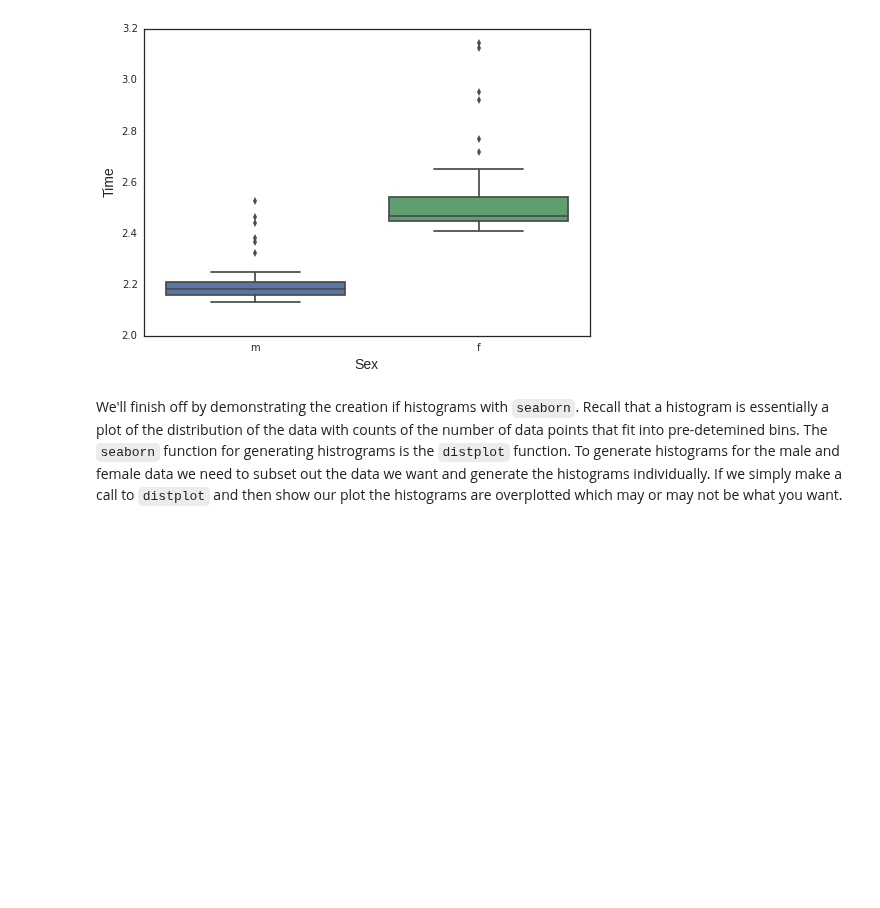
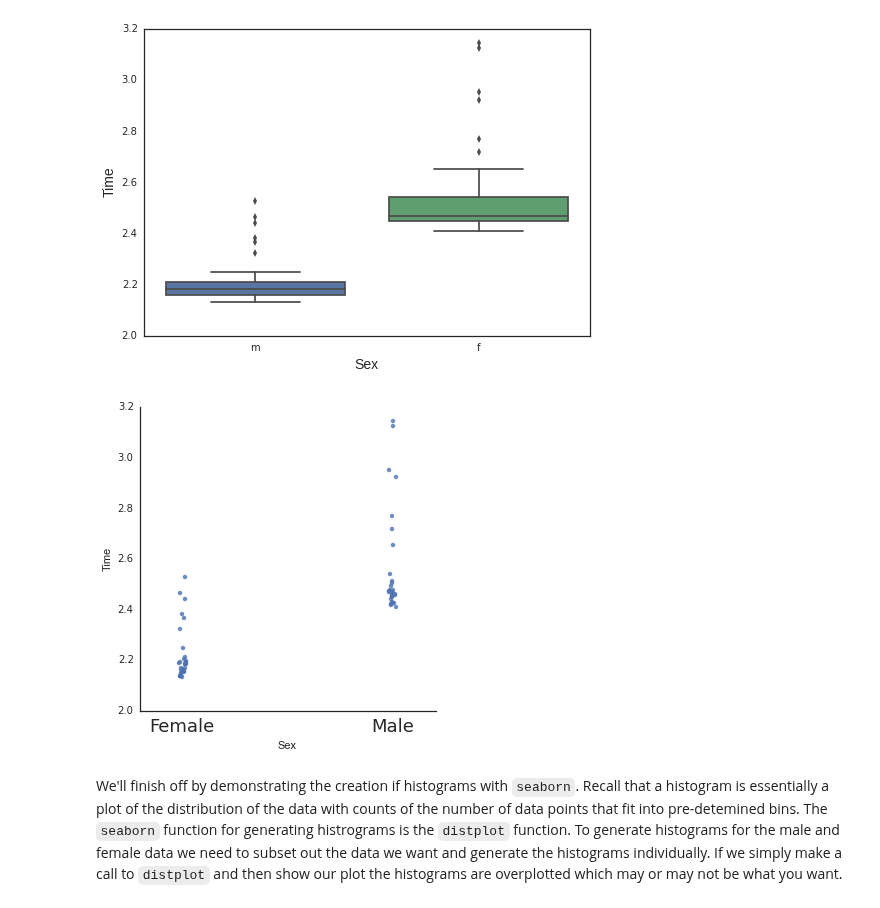
Before and after one commit to iaingallagher/BasicPython, a Jupyter notebook: Week7 - Plotting data and more analysis.ipynb, the cells around one changed output. Saved outputs shown, nothing was run; the diff lists cells and outputs as text; code cells hidden in the pictures; blank space fills up the shorter version.

````diff
--- a/Week7 - Plotting data and more analysis.ipynb
+++ b/Week7 - Plotting data and more analysis.ipynb
@@ -179,6 +179,26 @@ plt.ylabel('Time', size=14)
 plt.show()
 # %% [output]
 [figure]
+# %%
+sns.set_style("white")
+df = data_in[['Gender', 'Time']]
+def cat_to_numeric(x):
+    if x=='m':
+        return 0
+    if x=='f':
+        return 1
+df['Sex'] = df['Gender'].apply(cat_to_numeric)
+#df.head()
+
+# create the plot
+sns.lmplot(x='Sex', y='Time', data=df, fit_reg=False, x_jitter = 0.02)
+#plt.xlabel('Sex', fontsize=18)
+plt.xticks((0,1), ('Female', 'Male'), fontsize = 18)
+
+#plt.ylabel('Kilograms', fontsize = 18)
+plt.show()
+# %% [output]
+[figure, added]
 # %% [markdown]
 We'll finish off by demonstrating the creation if histograms with ```seaborn```. Recall that a histogram is essentially a plot of the distribution of the data with counts of the number of data points that fit into pre-detemined bins. The ```seaborn``` function for generating histrograms is the ```distplot``` function. To generate histograms for the male and female data we need to subset out the data we want and generate the histograms individually. If we simply make a call to ```distplot``` and then show our plot the histograms are overplotted which may or may not be what you want.
 # %%
````
Also changed, not shown: parts of 1 cell of this notebook.
